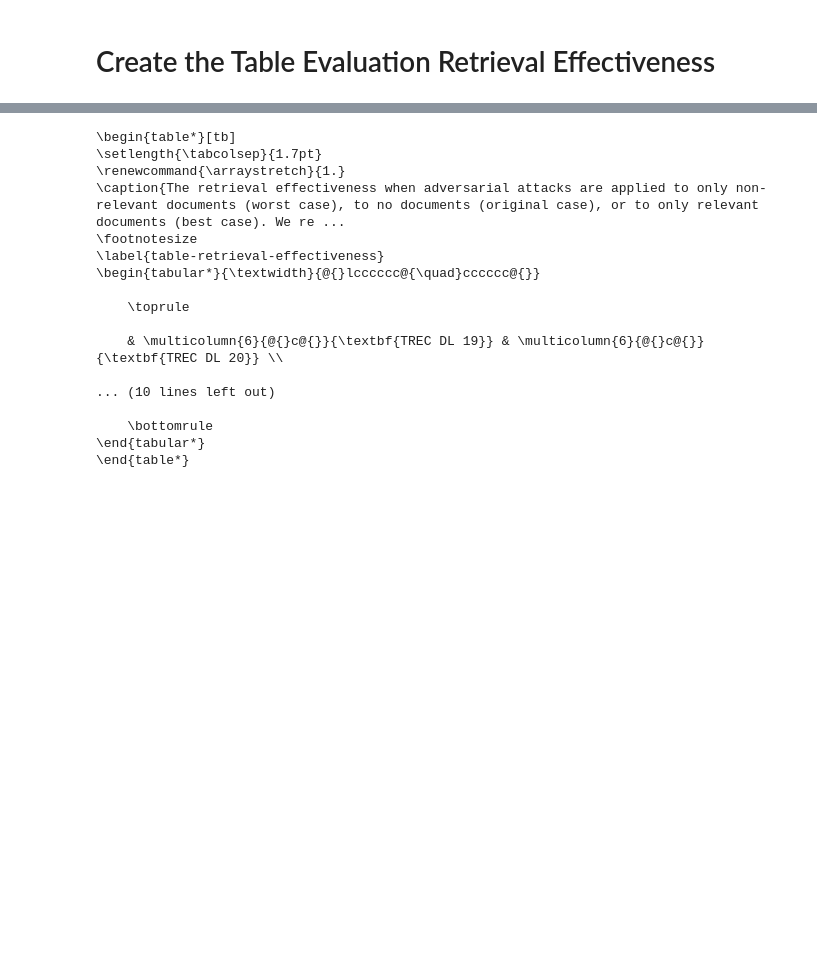
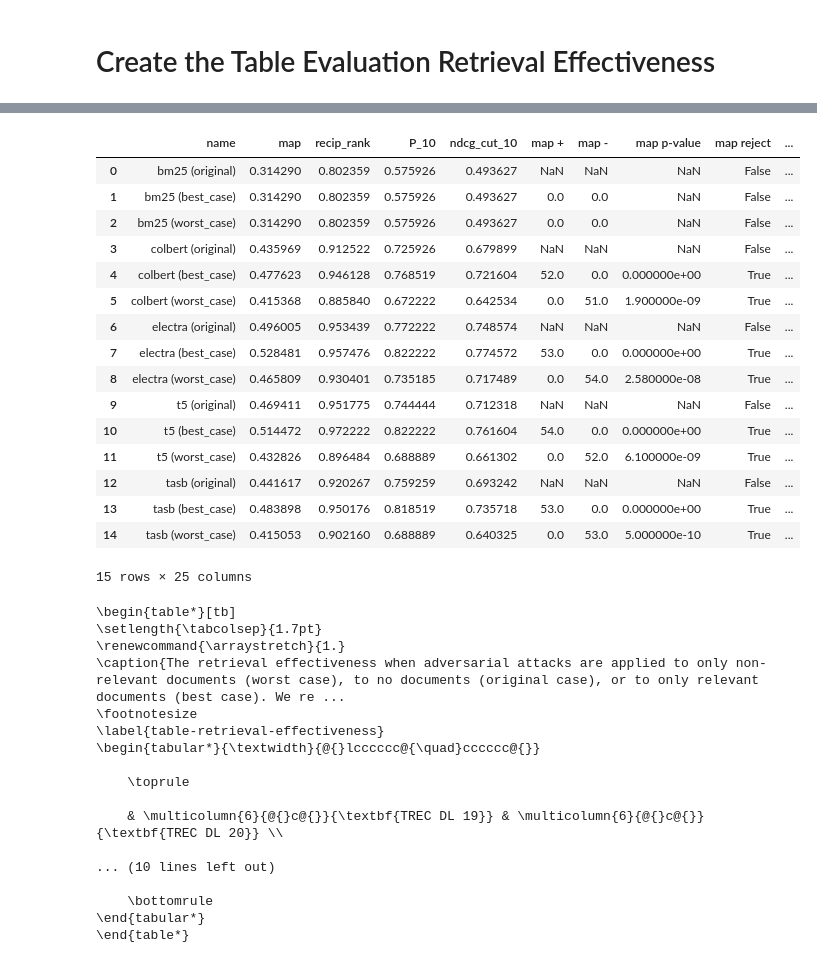
Before and after one commit to Parry-Parry/ecir24-adversarial-evaluation, a Jupyter notebook: src/retrieval_effectiveness/table-evaluation-retrieval-effectiveness.ipynb, the cells around one changed output, grey strips where cells are left out. Drawn from its saved outputs; the diff is of its cells as text; code cells hidden in the pictures; blank space fills up the shorter version.

```diff
--- a/src/retrieval_effectiveness/table-evaluation-retrieval-effectiveness.ipynb
+++ b/src/retrieval_effectiveness/table-evaluation-retrieval-effectiveness.ipynb
@@ -18 +27,22 @@ df
+# %%
+df20 = pd.read_json('../../data/dl20-best-and-worst-case-evaluation.jsonl', lines=True, orient='records')
+df20
+# %% [output]
+|  | name | map | recip_rank | P_10 | ndcg_cut_10 | map + | map - | map p-value | map reject | ... |
+| 0 | bm25 (original) | 0.314290 | 0.802359 | 0.575926 | 0.493627 | NaN | NaN | NaN | False | ... |
+| 1 | bm25 (best_case) | 0.314290 | 0.802359 | 0.575926 | 0.493627 | 0.0 | 0.0 | NaN | False | ... |
+| 2 | bm25 (worst_case) | 0.314290 | 0.802359 | 0.575926 | 0.493627 | 0.0 | 0.0 | NaN | False | ... |
+| 3 | colbert (original) | 0.435969 | 0.912522 | 0.725926 | 0.679899 | NaN | NaN | NaN | False | ... |
+| 4 | colbert (best_case) | 0.477623 | 0.946128 | 0.768519 | 0.721604 | 52.0 | 0.0 | 0.000000e+00 | True | ... |
+| 5 | colbert (worst_case) | 0.415368 | 0.885840 | 0.672222 | 0.642534 | 0.0 | 51.0 | 1.900000e-09 | True | ... |
+| 6 | electra (original) | 0.496005 | 0.953439 | 0.772222 | 0.748574 | NaN | NaN | NaN | False | ... |
+| 7 | electra (best_case) | 0.528481 | 0.957476 | 0.822222 | 0.774572 | 53.0 | 0.0 | 0.000000e+00 | True | ... |
+| 8 | electra (worst_case) | 0.465809 | 0.930401 | 0.735185 | 0.717489 | 0.0 | 54.0 | 2.580000e-08 | True | ... |
+| 9 | t5 (original) | 0.469411 | 0.951775 | 0.744444 | 0.712318 | NaN | NaN | NaN | False | ... |
+| 10 | t5 (best_case) | 0.514472 | 0.972222 | 0.822222 | 0.761604 | 54.0 | 0.0 | 0.000000e+00 | True | ... |
+| 11 | t5 (worst_case) | 0.432826 | 0.896484 | 0.688889 | 0.661302 | 0.0 | 52.0 | 6.100000e-09 | True | ... |
+| 12 | tasb (original) | 0.441617 | 0.920267 | 0.759259 | 0.693242 | NaN | NaN | NaN | False | ... |
+| 13 | tasb (best_case) | 0.483898 | 0.950176 | 0.818519 | 0.735718 | 53.0 | 0.0 | 0.000000e+00 | True | ... |
+| 14 | tasb (worst_case) | 0.415053 | 0.902160 | 0.688889 | 0.640325 | 0.0 | 53.0 | 5.000000e-10 | True | ... |
+15 rows × 25 columns
 # %%
```
Also changed, not shown: parts of 2 cells of this notebook.
